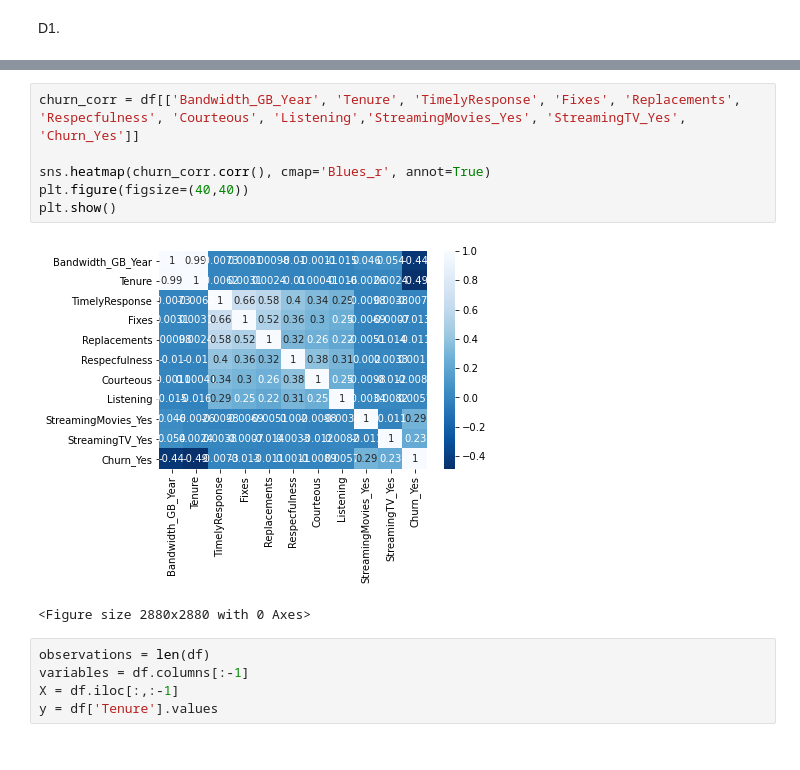
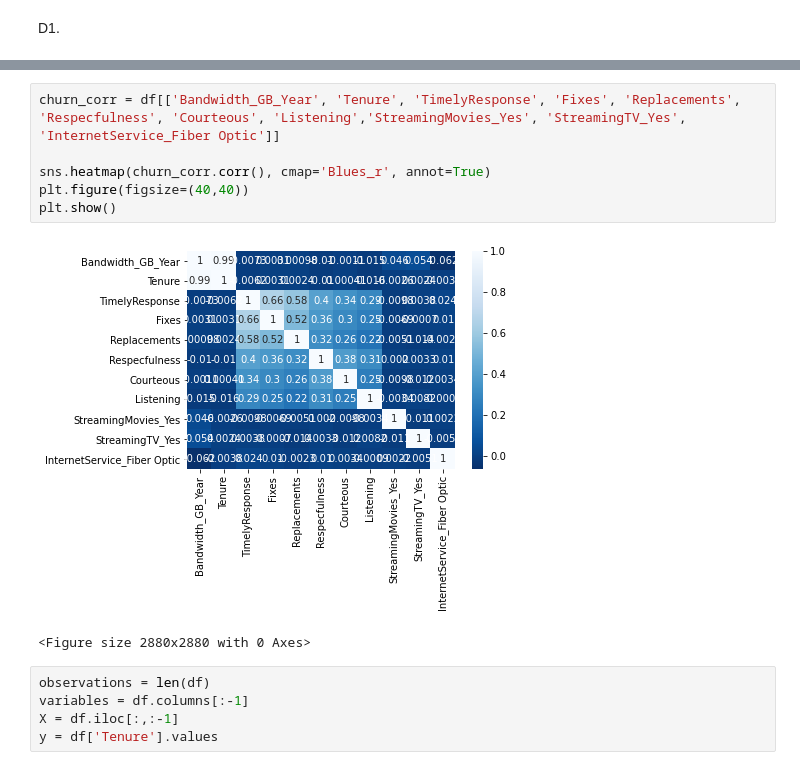
Before and after one commit to michaelle93/D208PA1, a Jupyter notebook: D208PA1tenure.ipynb, the cells around one changed output, grey strips where cells are left out. Cells and saved outputs as stored; diff of their text form.

```diff
--- a/D208PA1tenure.ipynb
+++ b/D208PA1tenure.ipynb
@@ -433,13 +437,13 @@ sns.heatmap(corr, cmap='Blues_r', annot=True)
 <AxesSubplot:>
 [figure]
 # %%
-churn_corr = df[['Bandwidth_GB_Year', 'Tenure', 'TimelyResponse', 'Fixes', 'Replacements', 'Respecfulness', 'Courteous', 'Listening','StreamingMovies_Yes', 'StreamingTV_Yes', 'Churn_Yes']]
+churn_corr = df[['Bandwidth_GB_Year', 'Tenure', 'TimelyResponse', 'Fixes', 'Replacements', 'Respecfulness', 'Courteous', 'Listening','StreamingMovies_Yes', 'StreamingTV_Yes', 'InternetService_Fiber Optic']]
 
 sns.heatmap(churn_corr.corr(), cmap='Blues_r', annot=True)
 plt.figure(figsize=(40,40))
 plt.show()
 # %% [output]
-[figure, old version]
+[figure, new version]
 <Figure size 2880x2880 with 0 Axes>
 # %%
 observations = len(df)
```
Also changed, not shown: parts of 11 cells of this notebook.
